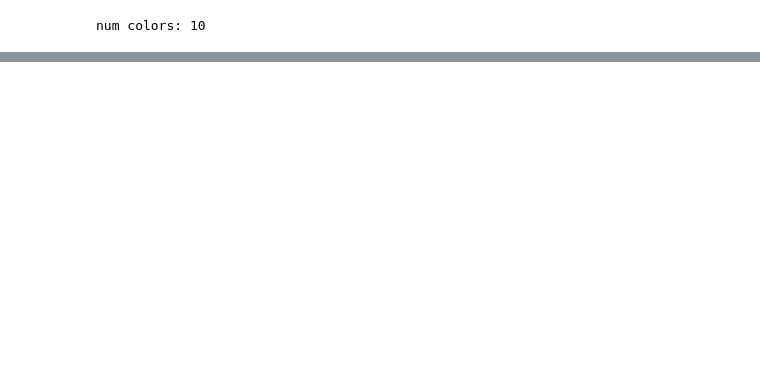
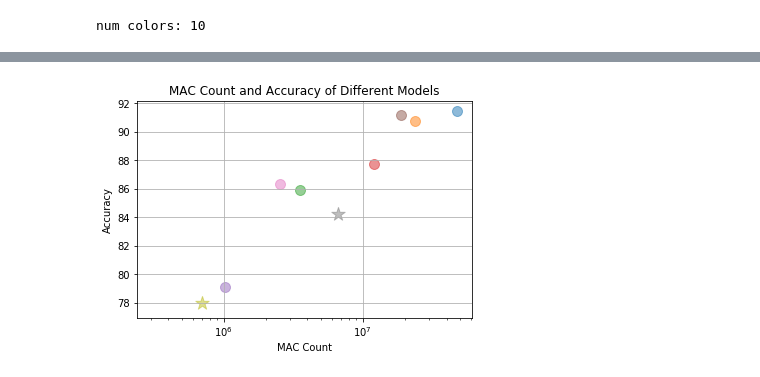
Before and after one commit to bCom5/research-model-zoo, a Jupyter notebook: plot.ipynb, the cells around one changed output, grey strips where cells are left out. Saved outputs shown, nothing was run; the diff lists cells and outputs as text; code cells hidden in the pictures; blank space fills up the shorter version.

```diff
--- a/plot.ipynb
+++ b/plot.ipynb
@@ -49,0 +59,21 @@ plt.show()
+# %%
+fig, ax = plt.subplots()
+assert len(df.index)  <= 10
+arr = df.to_numpy()
+for i, model in enumerate(df.index):
+    y, x = df.to_numpy()[i]
+    scale = 200.0 if '[OURS]' in model else 100.0
+    marker='*' if '[OURS]' in model else 'o'
+    ax.scatter(x, y, c=colors[i], s=scale, marker=marker, label=model,
+               alpha=0.5) # gives a faded color
+
+#ax.legend(loc='lower right')
+ax.grid(True)
+ax.set_xscale('log')
+#ax.set_ylim(50, 95)
+plt.title('MAC Count and Accuracy of Different Models')
+plt.xlabel('MAC Count')
+plt.ylabel('Accuracy')
+plt.show()
+# %% [output]
+[figure, added]
```
Also changed, not shown: parts of 3 cells of this notebook, 22 other files.
